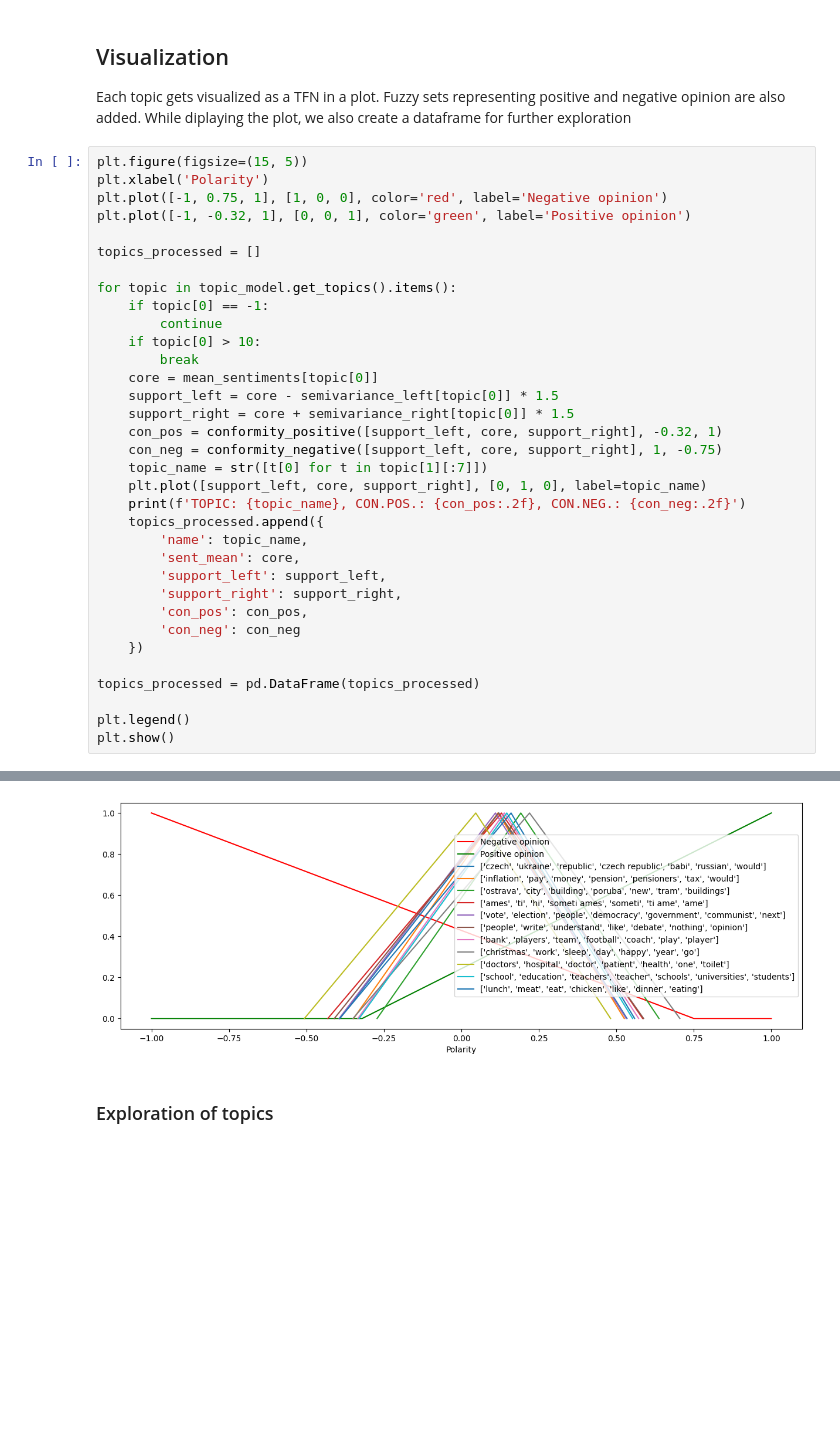
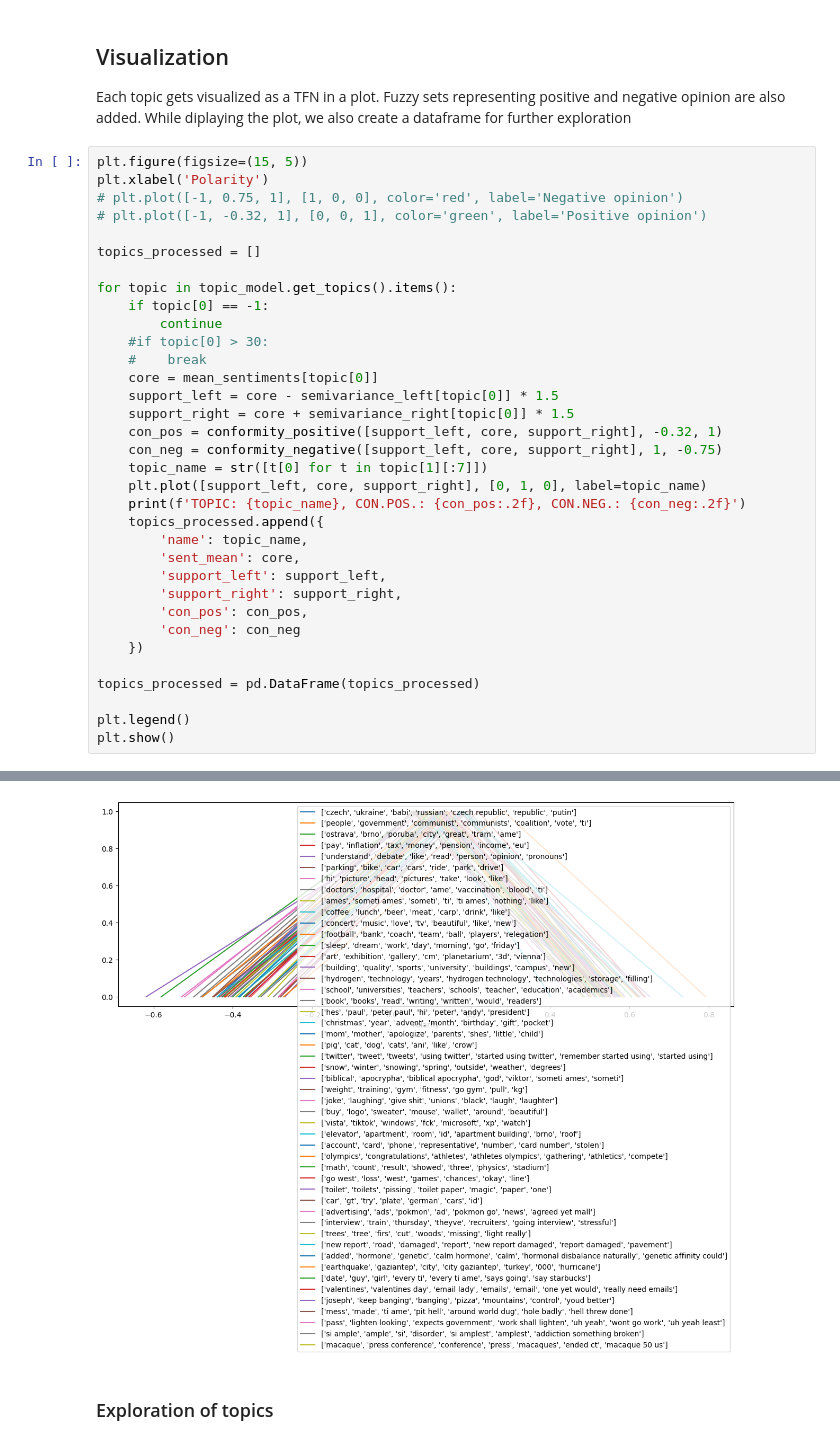
Before and after one commit to msvana/dissertation, a Jupyter notebook: notebooks/case_study_ostrava.ipynb, the cells around one changed output, grey strips where cells are left out. Saved outputs shown, nothing was run; the diff lists cells and outputs as text; blank space fills up the shorter version.

```diff
--- a/notebooks/case_study_ostrava.ipynb
+++ b/notebooks/case_study_ostrava.ipynb
@@ -214,16 +214,16 @@ Each topic gets visualized as a TFN in a plot. Fuzzy sets representing positive
 # %%
 plt.figure(figsize=(15, 5))
 plt.xlabel('Polarity')
-plt.plot([-1, 0.75, 1], [1, 0, 0], color='red', label='Negative opinion')
-plt.plot([-1, -0.32, 1], [0, 0, 1], color='green', label='Positive opinion')
+# plt.plot([-1, 0.75, 1], [1, 0, 0], color='red', label='Negative opinion')
+# plt.plot([-1, -0.32, 1], [0, 0, 1], color='green', label='Positive opinion')
 
 topics_processed = []
 
 for topic in topic_model.get_topics().items():
     if topic[0] == -1:
         continue
-    if topic[0] > 10:
-        break
+    #if topic[0] > 30:
+    #    break
     core = mean_sentiments[topic[0]]
     support_left = core - semivariance_left[topic[0]] * 1.5
     support_right = core + semivariance_right[topic[0]] * 1.5
@@ -260,4 +266,4 @@ TOPIC: ['lunch', 'meat', 'eat', 'chicken', 'like', 'dinner', 'eating'], CON.POS.
-[figure, old version]
+[figure, new version]
 # %% [markdown]
 ### Exploration of topics
 # %%
```
Also changed, not shown: parts of 6 cells of this notebook, 1 other file.
